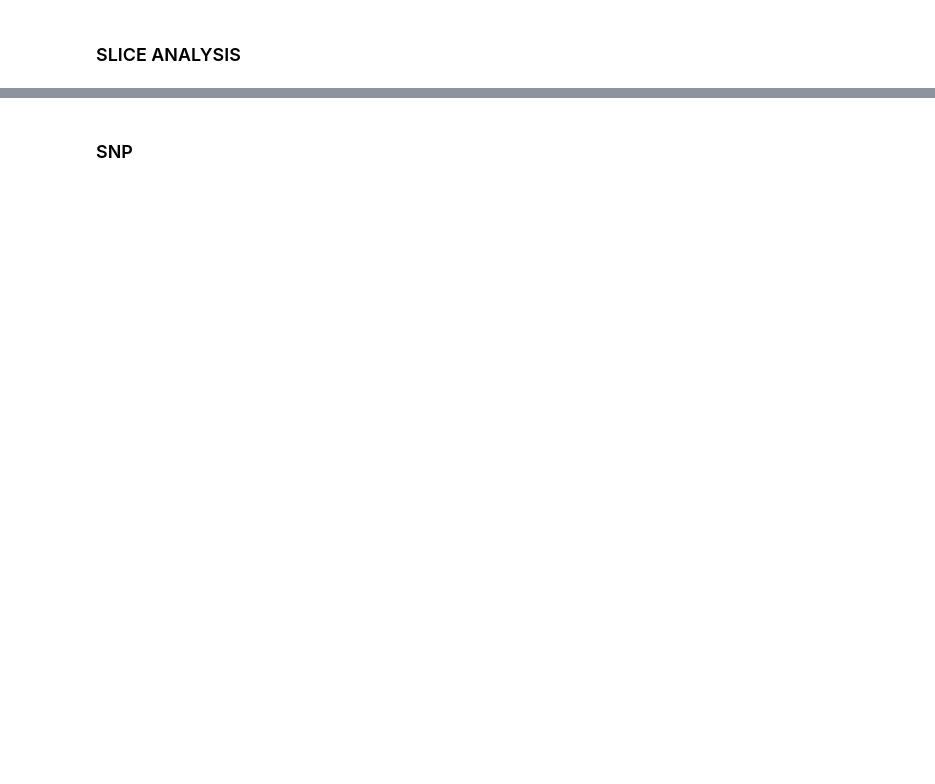
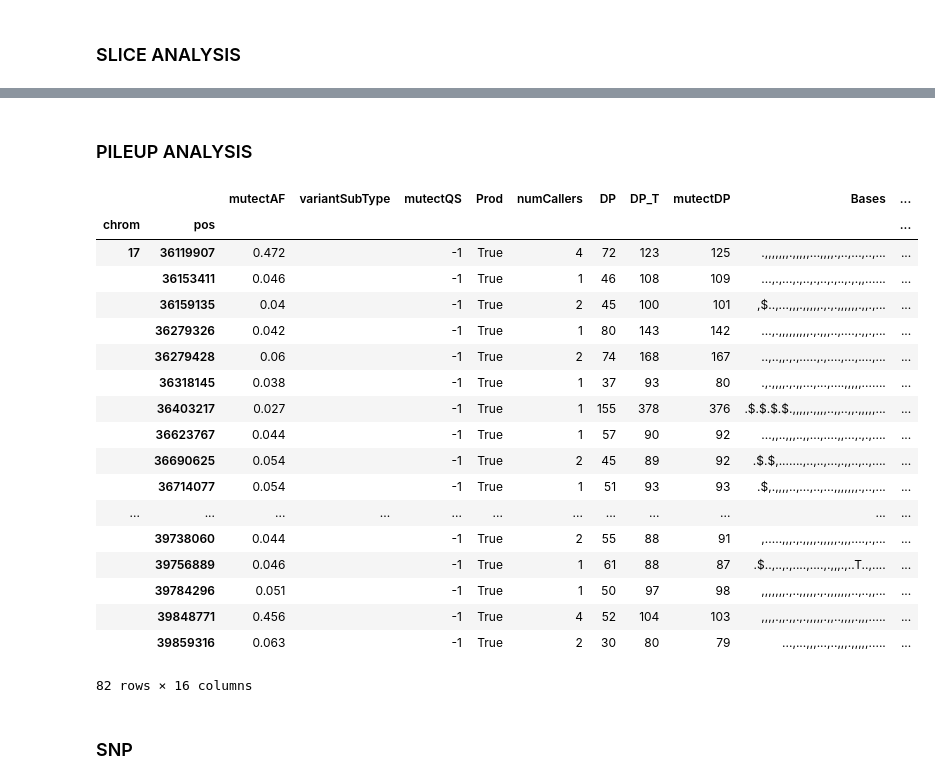
Before and after one commit to hartwigmedical/scripts, a Jupyter notebook: ipython/SLICE_REGRESSION.ipynb, the cells around one changed output, grey strips where cells are left out. Cells and saved outputs as stored; diff of their text form; code cells hidden in the pictures; blank space fills up the shorter version.

```diff
--- a/ipython/SLICE_REGRESSION.ipynb
+++ b/ipython/SLICE_REGRESSION.ipynb
@@ -196,0 +166,2 @@ dfUnfiltered[(dfUnfiltered['inSlice'+myCaller] == True) & (dfUnfiltered.variantT
+# %% [markdown]
+<h3> PILEUP ANALYSIS
@@ -197,3 +171,36 @@ dfUnfiltered[(dfUnfiltered['inSlice'+myCaller] == True) & (dfUnfiltered.variantT
+# %%
+normalPileup = aPILEUP.readPileup(PILEUP_PATH,NORMAL_PILEUP_FILENAME,dfSlice[['chrom','pos']].values.tolist())
+tumorPileup = aPILEUP.readPileup(PILEUP_PATH,TUMOR_PILEUP_FILENAME,dfSlice[['chrom','pos']].values.tolist())
+# %%
+dfSlice = dfSlice.set_index(['chrom','pos'])
+normalPileup = normalPileup.set_index(['chrom','pos'])
+tumorPileup = tumorPileup.set_index(['chrom','pos'])
+dfSlice = pd.merge(dfSlice,normalPileup, left_index=True,right_index=True,suffixes=('', '_N'))
+dfSlice = pd.merge(dfSlice,tumorPileup, left_index=True,right_index=True,suffixes=('', '_T'))
+# %%
+myCaller = 'mutect'
+temp = dfSlice[[myCaller+'AF','variantSubType',myCaller+'QS','Prod','numCallers','DP','DP_T',myCaller+'DP','Bases','Bases_T','BaseQ','BaseQ_T', 'ref',myCaller+'allele',myCaller+'QS',myCaller+'somaticGT']][dfSlice[myCaller+'allele']!='']
+temp
+# %% [output]
+|  |  | mutectAF | variantSubType | mutectQS | Prod | numCallers | DP | DP_T | mutectDP | Bases | ... |
+| chrom | pos |  |  |  |  |  |  |  |  |  | ... |
+| 17 | 36119907 | 0.472 |  | -1 | True | 4 | 72 | 123 | 125 | .,,,,,,,.,,,,,...,,,,.,..,...,..,... | ... |
+|  | 36153411 | 0.046 |  | -1 | True | 1 | 46 | 108 | 109 | ...,.,...,.,..,.,..,.,..,.,.,,...... | ... |
+|  | 36159135 | 0.04 |  | -1 | True | 2 | 45 | 100 | 101 | ,$..,...,,,.,,,,,.,.,.,,,,,,.,,.,... | ... |
+|  | 36279326 | 0.042 |  | -1 | True | 1 | 80 | 143 | 142 | ...,.,,,,,,,,,.,.,,,..,....,.,,.,... | ... |
+|  | 36279428 | 0.06 |  | -1 | True | 2 | 74 | 168 | 167 | ..,..,,.,.,.....,.,....,...,....,... | ... |
+|  | 36318145 | 0.038 |  | -1 | True | 1 | 37 | 93 | 80 | .,.,,,,.,.,,...,...,....,,,,,....... | ... |
+|  | 36403217 | 0.027 |  | -1 | True | 1 | 155 | 378 | 376 | .$.$.$.$.,,,,,.,,,,..,,..,,.,,,,,... | ... |
+|  | 36623767 | 0.044 |  | -1 | True | 1 | 57 | 90 | 92 | ...,,..,,,..,,...,....,,...,.,.,.... | ... |
+|  | 36690625 | 0.054 |  | -1 | True | 2 | 45 | 89 | 92 | .$.$,.......,..,..,...,.,,..,..,.... | ... |
+|  | 36714077 | 0.054 |  | -1 | True | 1 | 51 | 93 | 93 | .$,.,,,,..,...,..,...,,,,,,,.,..,... | ... |
+| ... | ... | ... | ... | ... | ... | ... | ... | ... | ... | ... | ... |
+|  | 39738060 | 0.044 |  | -1 | True | 2 | 55 | 88 | 91 | ,.....,,,.,.,,,,.,,,,,.,,,....,.,... | ... |
+|  | 39756889 | 0.046 |  | -1 | True | 1 | 61 | 88 | 87 | .$..,..,.,....,....,.,,,.,..T..,.... | ... |
+|  | 39784296 | 0.051 |  | -1 | True | 1 | 50 | 97 | 98 | ,,,,,,,.,..,,,,,.,.,,,,,,,..,..,,... | ... |
+|  | 39848771 | 0.456 |  | -1 | True | 4 | 52 | 104 | 103 | ,,,,.,,.,,.,.,,,,,.,,..,,,,.,,,..... | ... |
+|  | 39859316 | 0.063 |  | -1 | True | 2 | 30 | 80 | 79 | ...,...,,,...,..,,,.,,,,,..... | ... |
+82 rows × 16 columns
 # %% [markdown]
 <h3> SNP
 # %%
```
Also changed, not shown: parts of 36 cells of this notebook, 8 other files.
